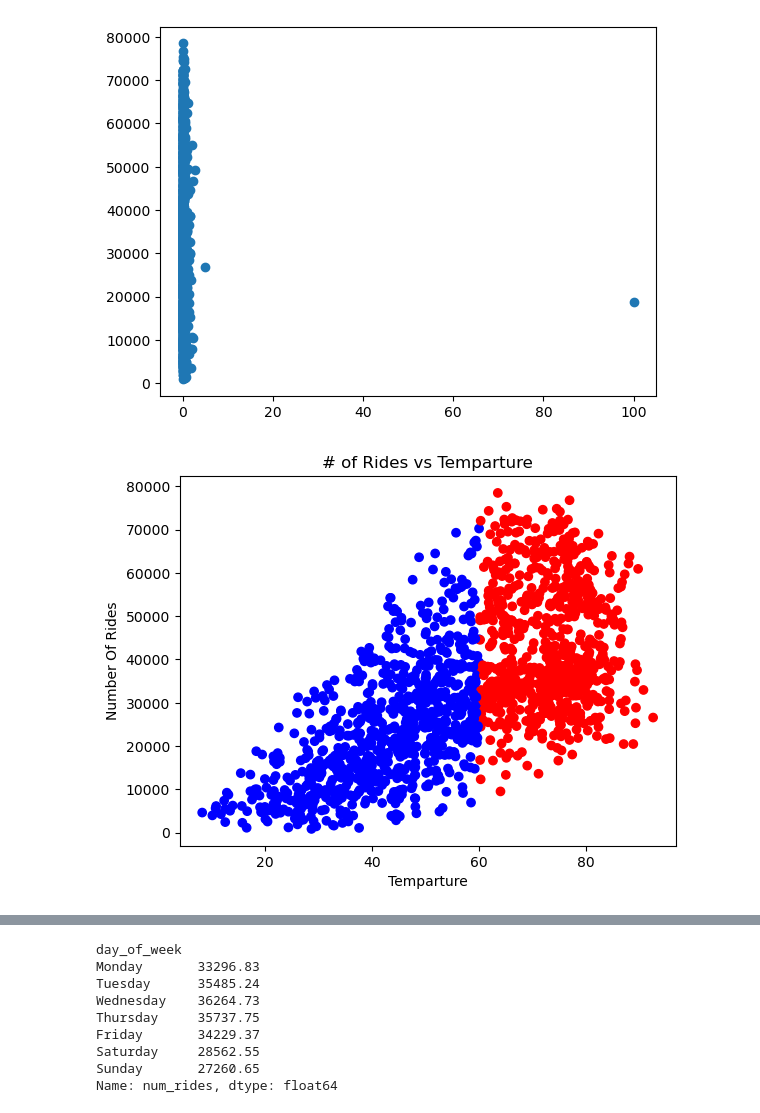
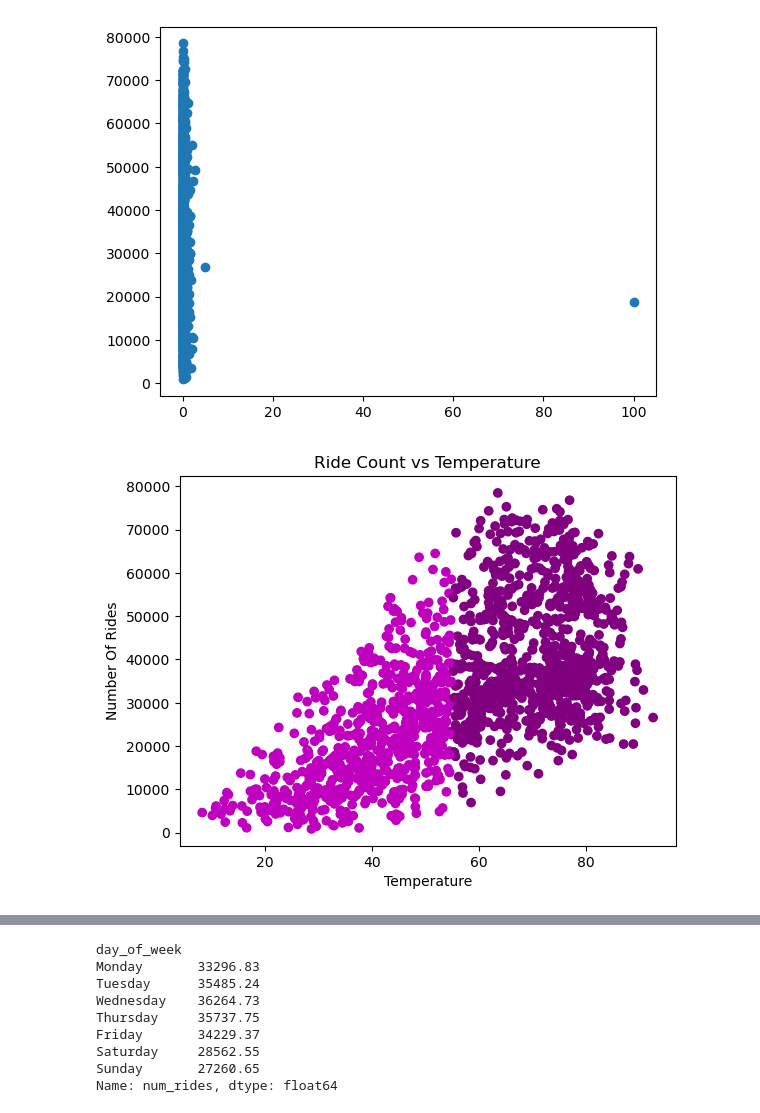
Before and after one commit to Sheryl122/citibike-ridership-model, a Jupyter notebook: code/eda.ipynb, the cells around one changed output, grey strips where cells are left out. Saved outputs shown, nothing was run; the diff lists cells and outputs as text; code cells hidden in the pictures.

```diff
--- a/code/eda.ipynb
+++ b/code/eda.ipynb
@@ -115,16 +115,16 @@ plt.scatter(x,y)
 # %%
 from turtle import color
 
 x = df['temp_f']
 y = df['num_rides']
 
 
-plt.title('# of Rides vs Temparture')
+plt.title('Ride Count vs Temperature')
 
-colors = ['red' if val > 60 else 'blue' for val in x]
+colors = ['purple' if val > 55 else 'm' for val in x]
 plt.scatter(x,y, color= colors)
-plt.xlabel('Temparture')
+plt.xlabel('Temperature')
 plt.ylabel('Number Of Rides')
 plt.show()
 # %% [output]
-[figure, old version]
+[figure, new version]
```
Also changed, not shown: parts of 3 cells of this notebook.
